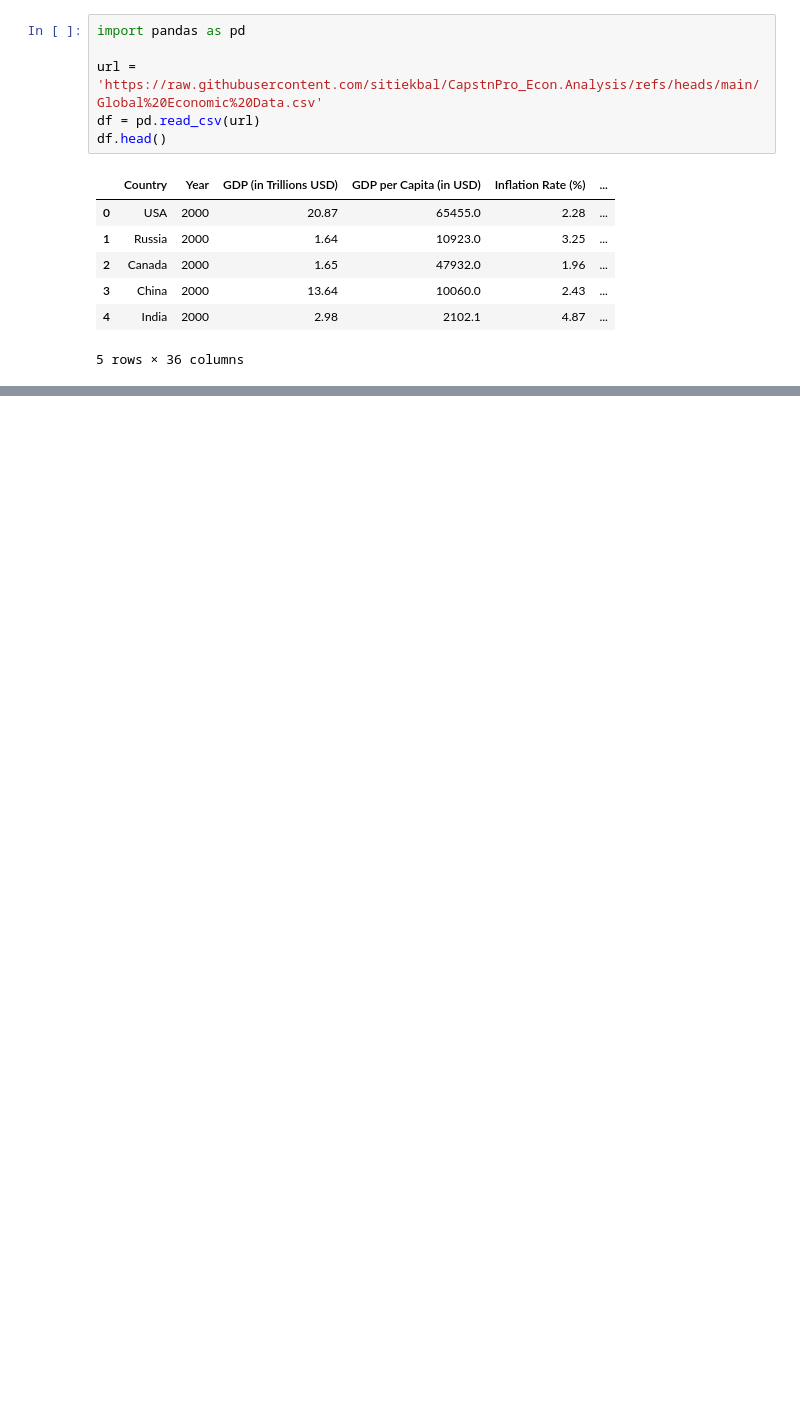
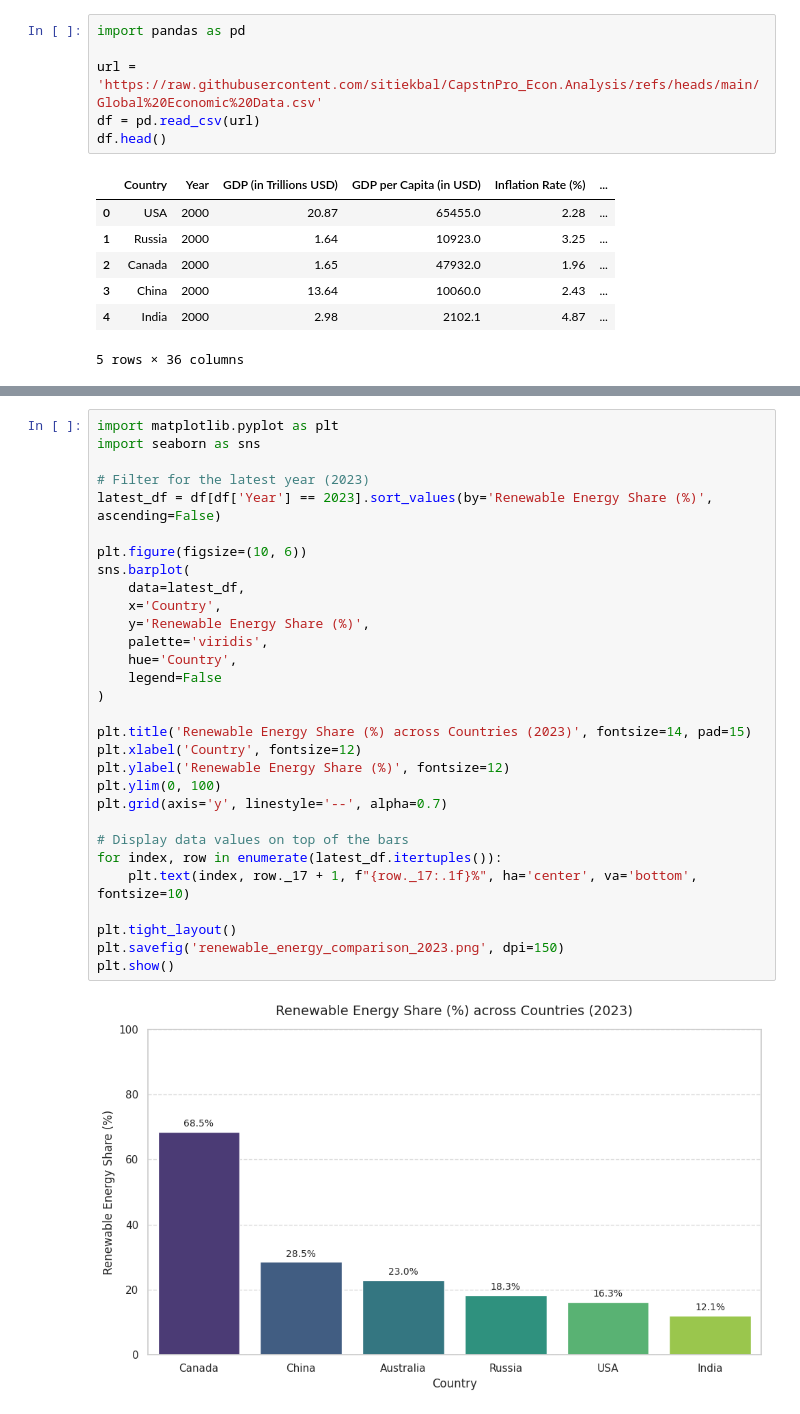
Before and after one commit to sitiekbal/CapstnPro_Econ.Analysis, a Jupyter notebook: Capstone_Project_Economic_Analysis.ipynb, the cells around one changed output, grey strips where cells are left out. Drawn from its saved outputs; the diff is of its cells as text; blank space fills up the shorter version.

```diff
--- a/Capstone_Project_Economic_Analysis.ipynb
+++ b/Capstone_Project_Economic_Analysis.ipynb
@@ -52,0 +59,32 @@ Max absolute difference between reported and computed GDP per capita: 7177.21841
+# %%
+import matplotlib.pyplot as plt
+import seaborn as sns
+
+# Filter for the latest year (2023)
+latest_df = df[df['Year'] == 2023].sort_values(by='Renewable Energy Share (%)', ascending=False)
+
+plt.figure(figsize=(10, 6))
+sns.barplot(
+    data=latest_df,
+    x='Country',
+    y='Renewable Energy Share (%)',
+    palette='viridis',
+    hue='Country',
+    legend=False
+)
+
+plt.title('Renewable Energy Share (%) across Countries (2023)', fontsize=14, pad=15)
+plt.xlabel('Country', fontsize=12)
+plt.ylabel('Renewable Energy Share (%)', fontsize=12)
+plt.ylim(0, 100)
+plt.grid(axis='y', linestyle='--', alpha=0.7)
+
+# Display data values on top of the bars
+for index, row in enumerate(latest_df.itertuples()):
+    plt.text(index, row._17 + 1, f"{row._17:.1f}%", ha='center', va='bottom', fontsize=10)
+
+plt.tight_layout()
+plt.savefig('renewable_energy_comparison_2023.png', dpi=150)
+plt.show()
+# %% [output]
+[figure, added]
```
Also changed, not shown: parts of 6 cells of this notebook.
